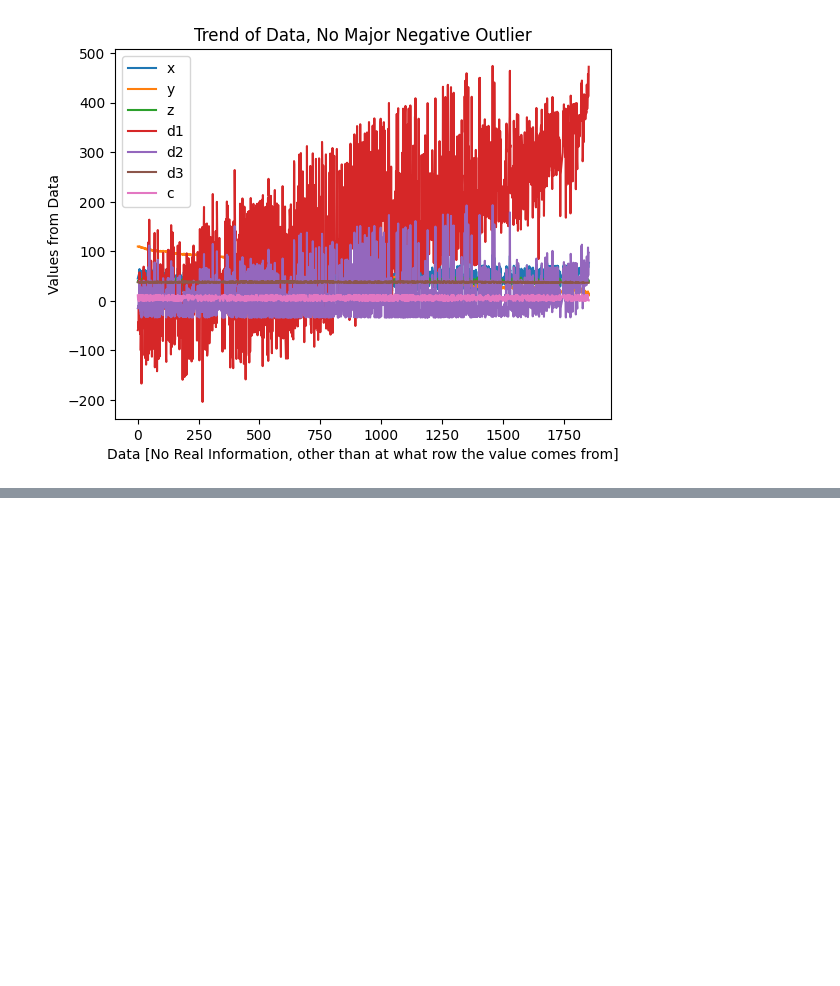
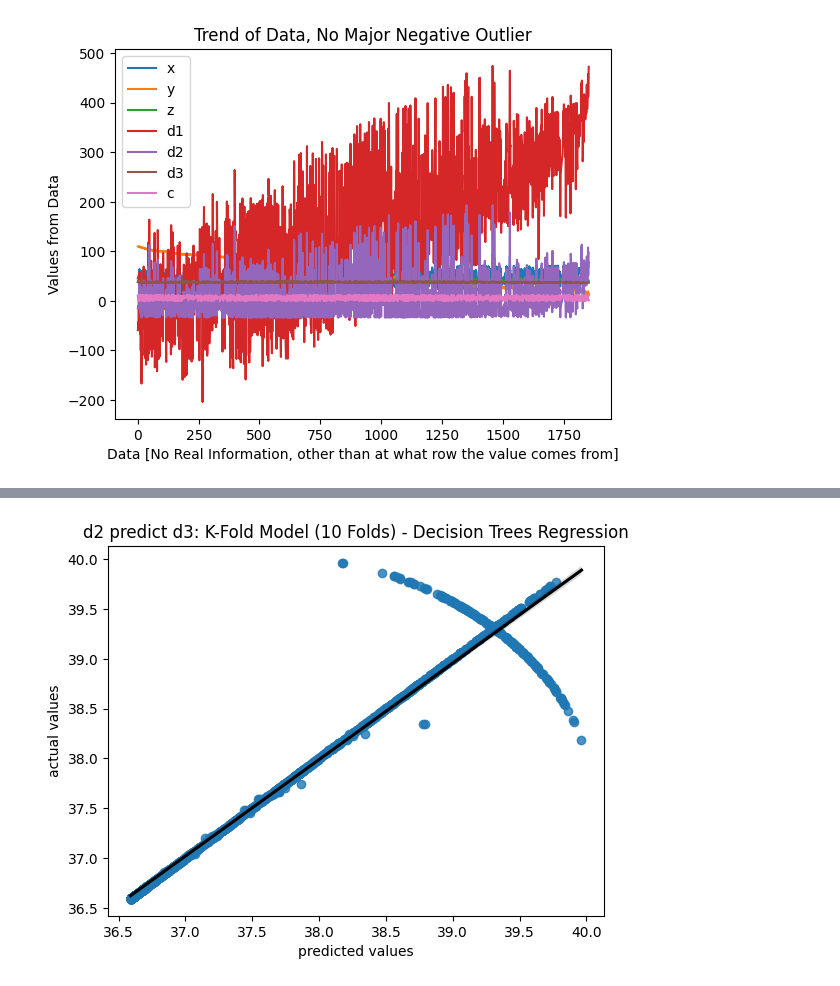
Before and after one commit to MikeyMorg/Assignment4_CS577, a Jupyter notebook: src/assignment4-2.ipynb, the cells around one changed output, grey strips where cells are left out. Drawn from its saved outputs; the diff is of its cells as text; code cells hidden in the pictures; blank space fills up the shorter version.

Commit message:
Trees Added!

```diff
--- a/src/assignment4-2.ipynb
+++ b/src/assignment4-2.ipynb
@@ -454,0 +456,26 @@ plt.show()
+# %%
+#These curved, non-linear graphs tell me I should eithe try a new model or add degrees of polynomial. Lets try a new model first!
+dc = DecisionTreeRegressor()
+
+# Perform cross-validation prediction on the ENTIRE dataset
+# The 'kf' object is used internally by cross_val_predict to define the splits
+predicted_all_tree = cross_val_predict(dc, d2, d3, cv=kf)
+
+
+#Fit the data to the Decision Trees
+dc.fit(d2, d3)
+
+# Plot the overall results (Actual vs. Predicted)
+plt.figure()
+
+#plt.scatter(d3, predicted_all_tree)
+#plot_tree(dc, filled=True, feature_names=d2, rounded=True)
+sns.regplot(x=d3,y=predicted_all_tree, line_kws={'color': 'black'})
+plt.xlabel("predicted values")
+plt.ylabel("actual values")
+plt.title("d2 predict d3: K-Fold Model (10 Folds) - Decision Trees Regression")
+plt.show()
+
+#This shows something a little more promising! A lot of the values lay on the regression
+# %% [output]
+[figure, added]
```
Also changed, not shown: parts of 18 cells of this notebook, 4 other files.
